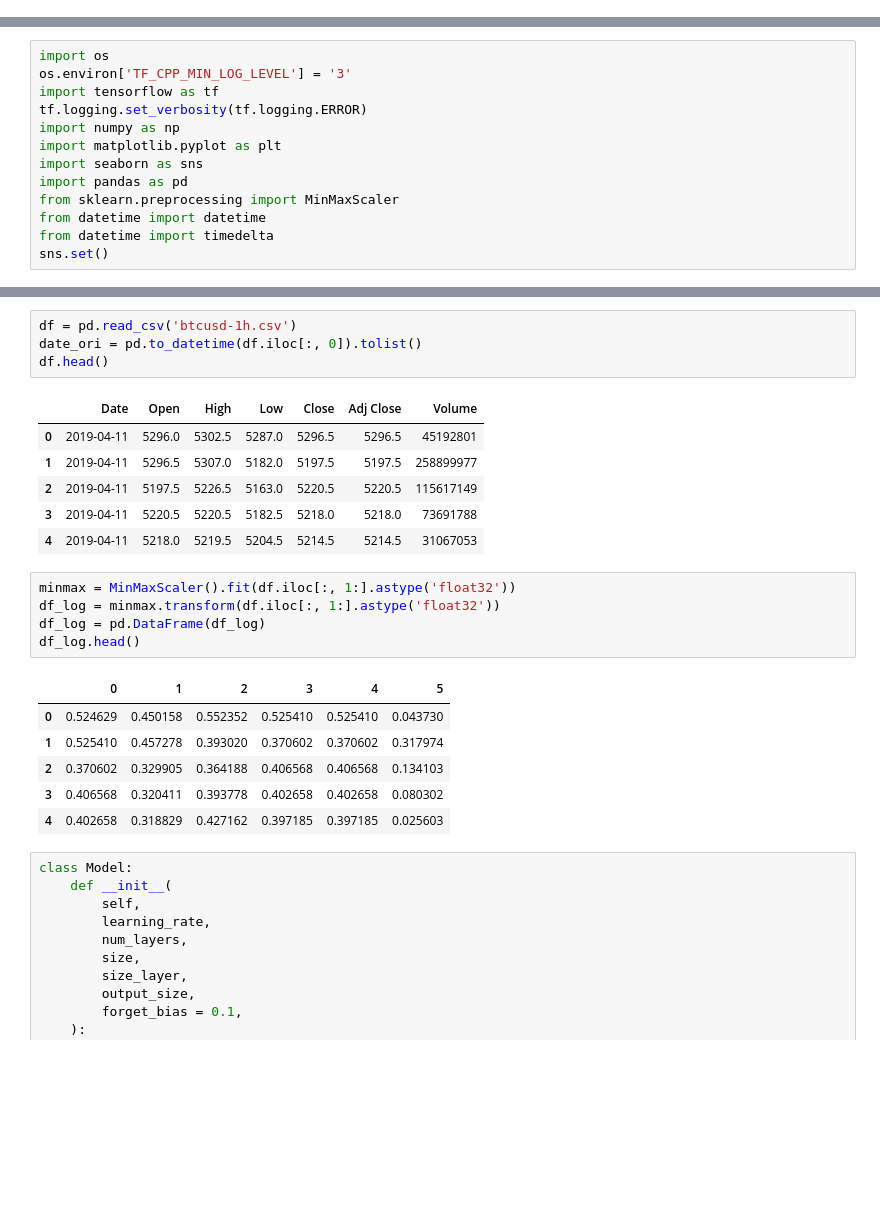
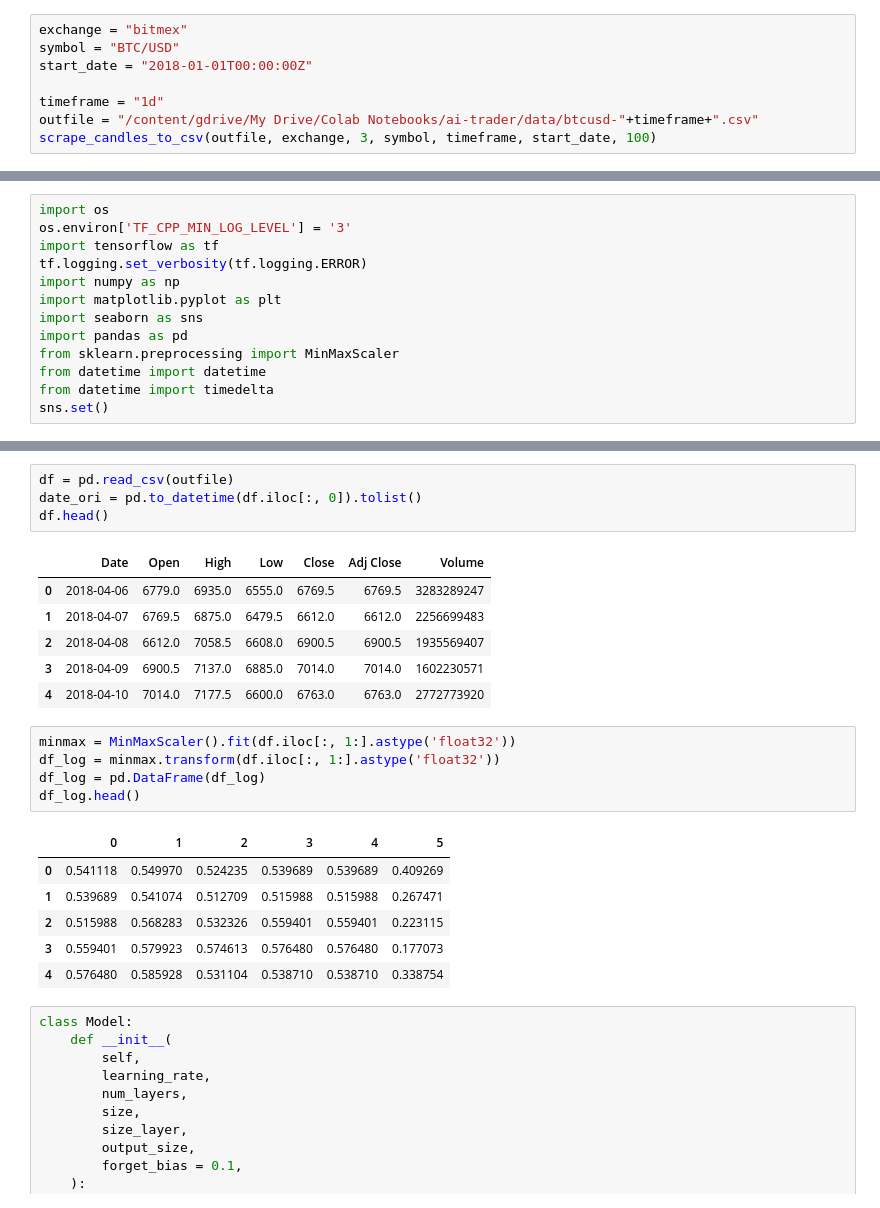
Before and after one commit to TheDoctorAI/AI-Trader, a Jupyter notebook: lstm_forecaster.ipynb, the cells around one changed output, grey strips where cells are left out. Drawn from its saved outputs; the diff is of its cells as text; blank space fills up the shorter version.

```diff
--- a/lstm_forecaster.ipynb
+++ b/lstm_forecaster.ipynb
@@ -2,0 +95,8 @@
+# %%
+exchange = "bitmex"
+symbol = "BTC/USD"
+start_date = "2018-01-01T00:00:00Z"
+
+timeframe = "1d"
+outfile = "/content/gdrive/My Drive/Colab Notebooks/ai-trader/data/btcusd-"+timeframe+".csv"
+scrape_candles_to_csv(outfile, exchange, 3, symbol, timeframe, start_date, 100)
@@ -36,14 +125,14 @@ downloaded.GetContentFile('btcusd-1h.csv')
 # %%
-df = pd.read_csv('btcusd-1h.csv')
+df = pd.read_csv(outfile)
 date_ori = pd.to_datetime(df.iloc[:, 0]).tolist()
 df.head()
 # %% [output]
 |  | Date | Open | High | Low | Close | Adj Close | Volume |
-| 0 | 2019-04-11 | 5296.0 | 5302.5 | 5287.0 | 5296.5 | 5296.5 | 45192801 |
-| 1 | 2019-04-11 | 5296.5 | 5307.0 | 5182.0 | 5197.5 | 5197.5 | 258899977 |
-| 2 | 2019-04-11 | 5197.5 | 5226.5 | 5163.0 | 5220.5 | 5220.5 | 115617149 |
-| 3 | 2019-04-11 | 5220.5 | 5220.5 | 5182.5 | 5218.0 | 5218.0 | 73691788 |
-| 4 | 2019-04-11 | 5218.0 | 5219.5 | 5204.5 | 5214.5 | 5214.5 | 31067053 |
+| 0 | 2018-04-06 | 6779.0 | 6935.0 | 6555.0 | 6769.5 | 6769.5 | 3283289247 |
+| 1 | 2018-04-07 | 6769.5 | 6875.0 | 6479.5 | 6612.0 | 6612.0 | 2256699483 |
+| 2 | 2018-04-08 | 6612.0 | 7058.5 | 6608.0 | 6900.5 | 6900.5 | 1935569407 |
+| 3 | 2018-04-09 | 6900.5 | 7137.0 | 6885.0 | 7014.0 | 7014.0 | 1602230571 |
+| 4 | 2018-04-10 | 7014.0 | 7177.5 | 6600.0 | 6763.0 | 6763.0 | 2772773920 |
 # %%
 minmax = MinMaxScaler().fit(df.iloc[:, 1:].astype('float32'))
 df_log = minmax.transform(df.iloc[:, 1:].astype('float32'))
@@ -51,11 +140,11 @@ df_log = pd.DataFrame(df_log)
 df_log.head()
 # %% [output]
 |  | 0 | 1 | 2 | 3 | 4 | 5 |
-| 0 | 0.524629 | 0.450158 | 0.552352 | 0.525410 | 0.525410 | 0.043730 |
-| 1 | 0.525410 | 0.457278 | 0.393020 | 0.370602 | 0.370602 | 0.317974 |
-| 2 | 0.370602 | 0.329905 | 0.364188 | 0.406568 | 0.406568 | 0.134103 |
-| 3 | 0.406568 | 0.320411 | 0.393778 | 0.402658 | 0.402658 | 0.080302 |
-| 4 | 0.402658 | 0.318829 | 0.427162 | 0.397185 | 0.397185 | 0.025603 |
+| 0 | 0.541118 | 0.549970 | 0.524235 | 0.539689 | 0.539689 | 0.409269 |
+| 1 | 0.539689 | 0.541074 | 0.512709 | 0.515988 | 0.515988 | 0.267471 |
+| 2 | 0.515988 | 0.568283 | 0.532326 | 0.559401 | 0.559401 | 0.223115 |
+| 3 | 0.559401 | 0.579923 | 0.574613 | 0.576480 | 0.576480 | 0.177073 |
+| 4 | 0.576480 | 0.585928 | 0.531104 | 0.538710 | 0.538710 | 0.338754 |
 # %%
 class Model:
     def __init__(
```
Also changed, not shown: parts of 11 cells of this notebook.
